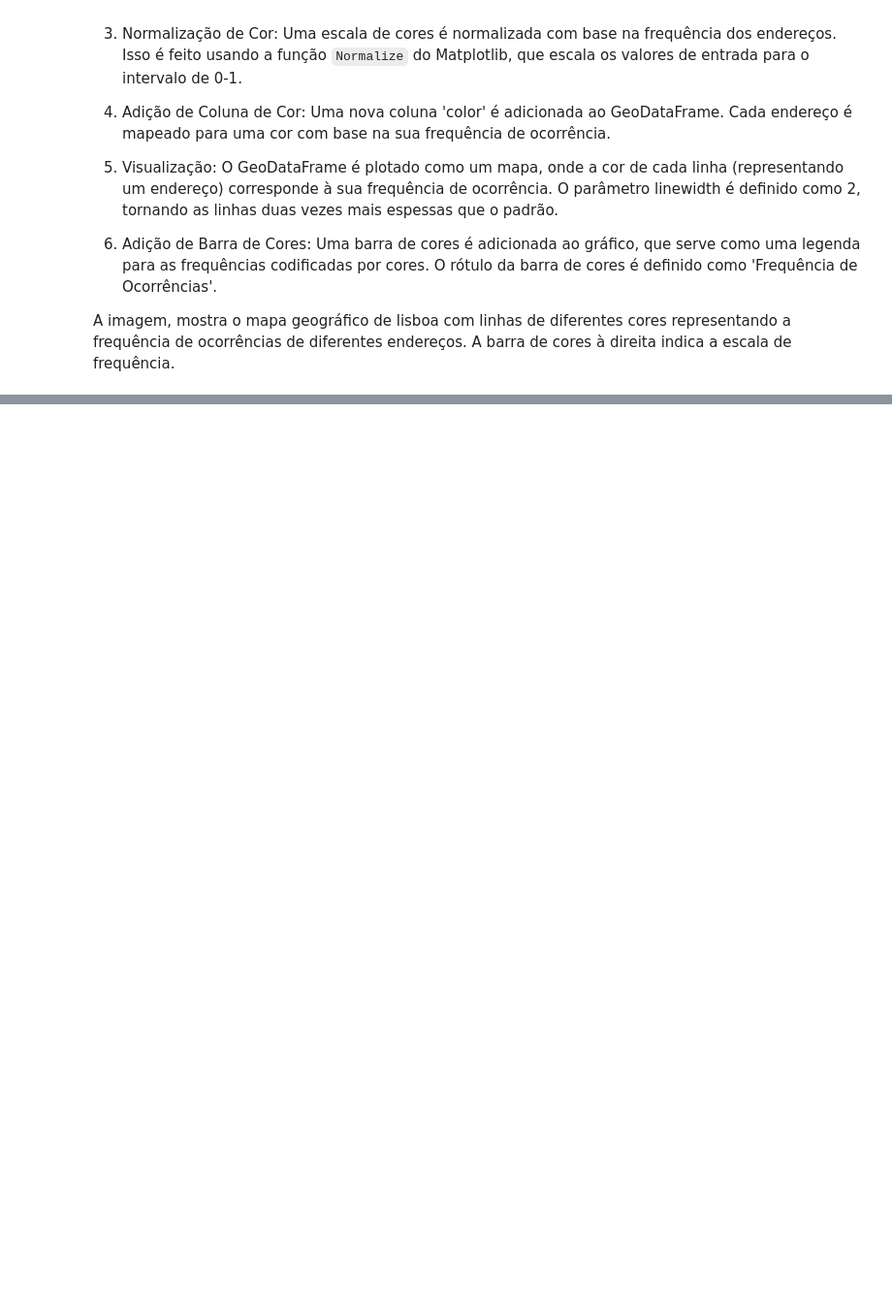
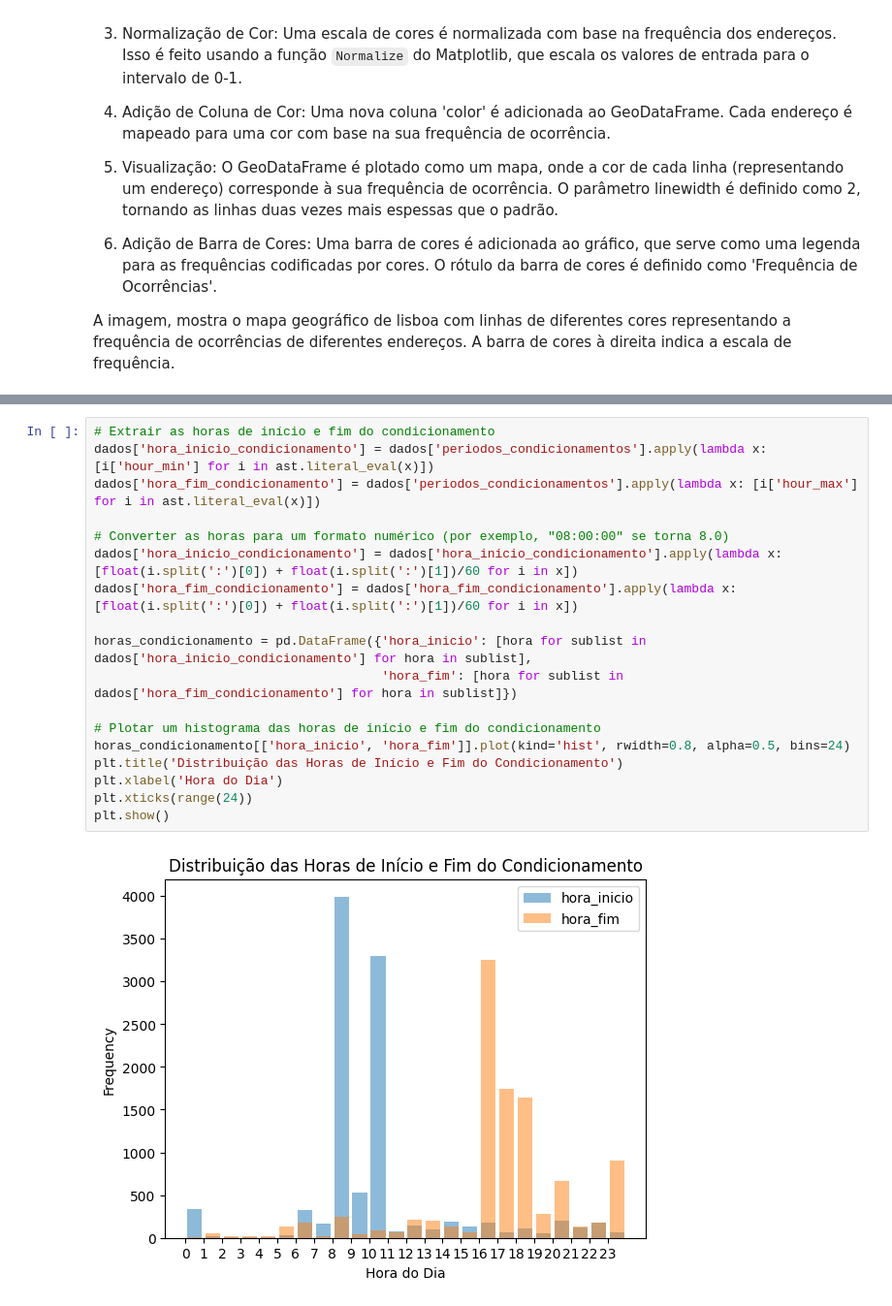
Before and after one commit to henriquePonte/PG-Transito, a Jupyter notebook: G6-Transito.ipynb, the cells around one changed output, grey strips where cells are left out. Shown at 97% size. Saved outputs shown, nothing was run; the diff lists cells and outputs as text; blank space fills up the shorter version.

```diff
--- a/G6-Transito.ipynb
+++ b/G6-Transito.ipynb
@@ -406,0 +472,20 @@ A imagem, mostra o mapa geográfico de lisboa com linhas de diferentes cores rep
+# %%
+# Extrair as horas de início e fim do condicionamento
+dados['hora_inicio_condicionamento'] = dados['periodos_condicionamentos'].apply(lambda x: [i['hour_min'] for i in ast.literal_eval(x)])
+dados['hora_fim_condicionamento'] = dados['periodos_condicionamentos'].apply(lambda x: [i['hour_max'] for i in ast.literal_eval(x)])
+
+# Converter as horas para um formato numérico (por exemplo, "08:00:00" se torna 8.0)
+dados['hora_inicio_condicionamento'] = dados['hora_inicio_condicionamento'].apply(lambda x: [float(i.split(':')[0]) + float(i.split(':')[1])/60 for i in x])
+dados['hora_fim_condicionamento'] = dados['hora_fim_condicionamento'].apply(lambda x: [float(i.split(':')[0]) + float(i.split(':')[1])/60 for i in x])
+
+horas_condicionamento = pd.DataFrame({'hora_inicio': [hora for sublist in dados['hora_inicio_condicionamento'] for hora in sublist],
+                                      'hora_fim': [hora for sublist in dados['hora_fim_condicionamento'] for hora in sublist]})
+
+# Plotar um histograma das horas de início e fim do condicionamento
+horas_condicionamento[['hora_inicio', 'hora_fim']].plot(kind='hist', rwidth=0.8, alpha=0.5, bins=24)
+plt.title('Distribuição das Horas de Início e Fim do Condicionamento')
+plt.xlabel('Hora do Dia')
+plt.xticks(range(24))
+plt.show()
+# %% [output]
+[figure, added]
```
Also changed, not shown: parts of 13 cells of this notebook.
